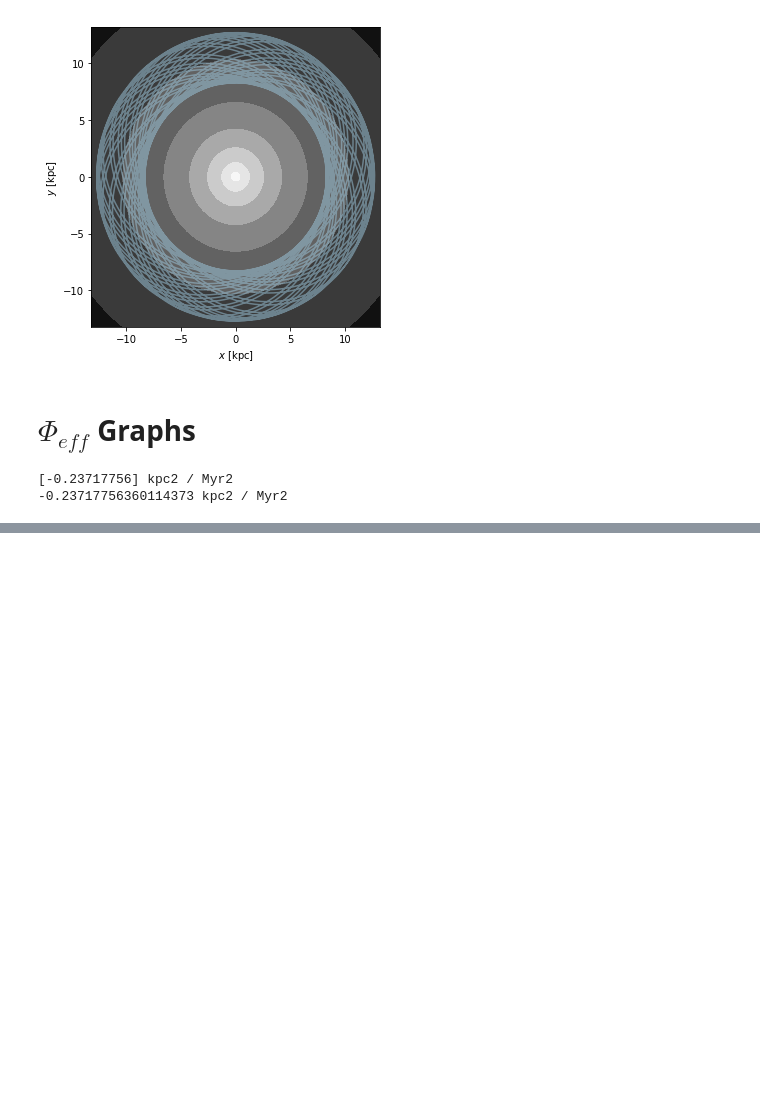
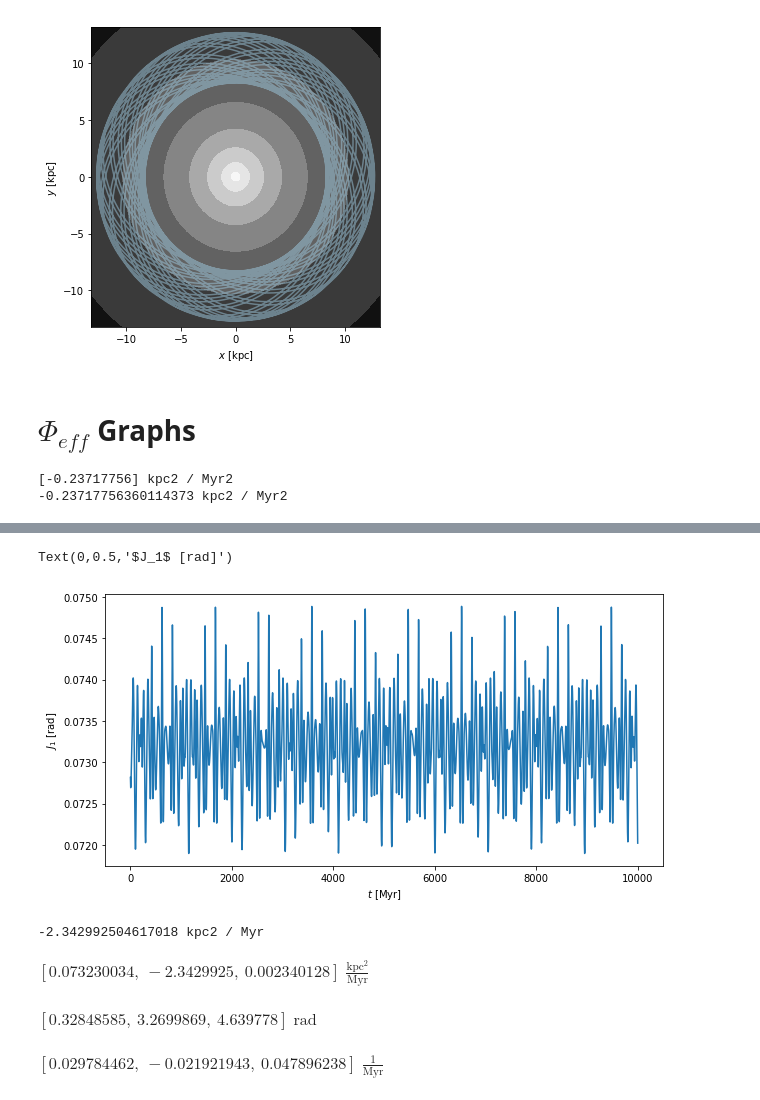
Before and after one commit to DouglasGrion/Kathryn, a Jupyter notebook: Gala-Training.ipynb, the cells around one changed output, grey strips where cells are left out. Cells and saved outputs as stored; diff of their text form; code cells hidden in the pictures; blank space fills up the shorter version.

```diff
--- a/Gala-Training.ipynb
+++ b/Gala-Training.ipynb
@@ -113,0 +160,9 @@ plt.xlim(0,20)
+# %%
+#Also plot action as function of time
+fig,ax = plt.subplots(1,1, figsize=(10,5))
+ax.plot(orbit.t, toy_actions[0], marker='')
+ax.set_xlabel(r"$t$ [Myr]")
+ax.set_ylabel(r"$J_1$ [rad]")
+# %% [output]
+Text(0,0.5,'$J_1$ [rad]')
+[figure, added]
@@ -113,0 +175,19 @@ plt.xlim(0,20)
+# %%
+lz = (X[0]*V[0] - Y[0]*U[0])*u.kpc*u.km/u.s
+
+print(lz.to(u.kpc*u.kpc/u.Myr))
+#kpc2/Myr
+# %% [output]
+-2.342992504617018 kpc2 / Myr
+# %%
+result['actions']
+# %% [output]
+$[0.073230034,~-2.3429925,~0.002340128] \; \mathrm{\frac{kpc^{2}}{Myr}}$
+# %%
+result['angles']
+# %% [output]
+$[0.32848585,~3.2699869,~4.639778] \; \mathrm{rad}$
+# %%
+result['freqs']
+# %% [output]
+$[0.029784462,~-0.021921943,~0.047896238] \; \mathrm{\frac{1}{Myr}}$
```
Also changed, not shown: parts of 22 cells of this notebook.
